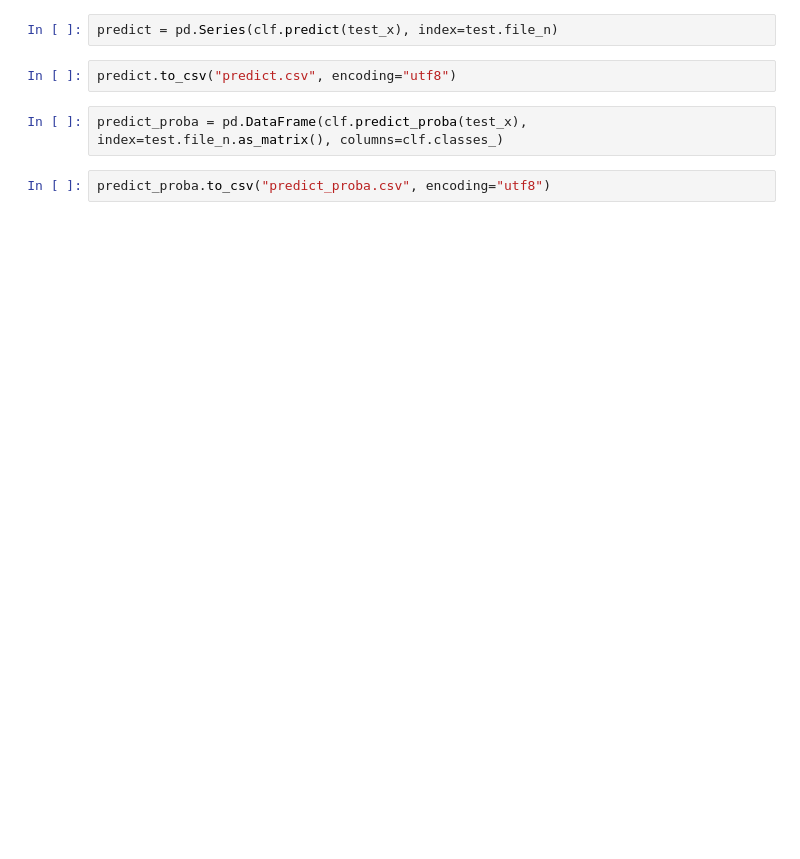
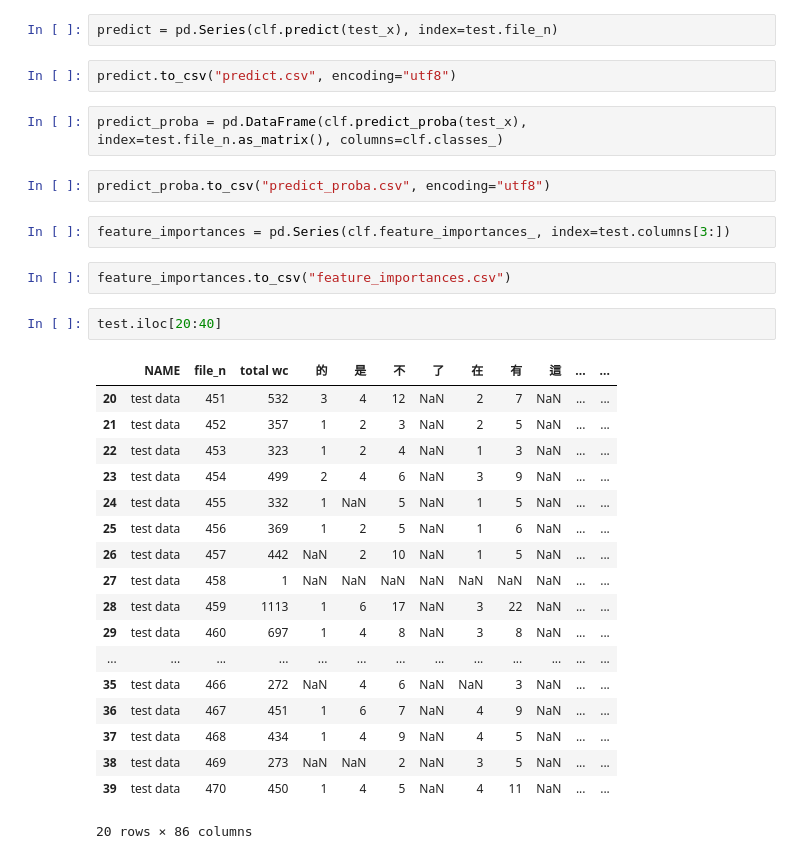
Before and after one commit to ldes89150/Linguistic_Analysis_Final_Project, a Jupyter notebook: ml_predict.ipynb, the cells around one changed output. Drawn from its saved outputs; the diff is of its cells as text; blank space fills up the shorter version.

```diff
--- a/ml_predict.ipynb
+++ b/ml_predict.ipynb
@@ -72,3 +71,28 @@ predict.to_csv("predict.csv", encoding="utf8")
 predict_proba = pd.DataFrame(clf.predict_proba(test_x), index=test.file_n.as_matrix(), columns=clf.classes_)
 # %%
 predict_proba.to_csv("predict_proba.csv", encoding="utf8")
+# %%
+feature_importances = pd.Series(clf.feature_importances_, index=test.columns[3:])
+# %%
+feature_importances.to_csv("feature_importances.csv")
+# %%
+test.iloc[20:40]
+# %% [output]
+|  | NAME | file_n | total wc | 的 | 是 | 不 | 了 | 在 | 有 | 這 | ... | ... |
+| 20 | test data | 451 | 532 | 3 | 4 | 12 | NaN | 2 | 7 | NaN | ... | ... |
+| 21 | test data | 452 | 357 | 1 | 2 | 3 | NaN | 2 | 5 | NaN | ... | ... |
+| 22 | test data | 453 | 323 | 1 | 2 | 4 | NaN | 1 | 3 | NaN | ... | ... |
+| 23 | test data | 454 | 499 | 2 | 4 | 6 | NaN | 3 | 9 | NaN | ... | ... |
+| 24 | test data | 455 | 332 | 1 | NaN | 5 | NaN | 1 | 5 | NaN | ... | ... |
+| 25 | test data | 456 | 369 | 1 | 2 | 5 | NaN | 1 | 6 | NaN | ... | ... |
+| 26 | test data | 457 | 442 | NaN | 2 | 10 | NaN | 1 | 5 | NaN | ... | ... |
+| 27 | test data | 458 | 1 | NaN | NaN | NaN | NaN | NaN | NaN | NaN | ... | ... |
+| 28 | test data | 459 | 1113 | 1 | 6 | 17 | NaN | 3 | 22 | NaN | ... | ... |
+| 29 | test data | 460 | 697 | 1 | 4 | 8 | NaN | 3 | 8 | NaN | ... | ... |
+| ... | ... | ... | ... | ... | ... | ... | ... | ... | ... | ... | ... | ... |
+| 35 | test data | 466 | 272 | NaN | 4 | 6 | NaN | NaN | 3 | NaN | ... | ... |
+| 36 | test data | 467 | 451 | 1 | 6 | 7 | NaN | 4 | 9 | NaN | ... | ... |
+| 37 | test data | 468 | 434 | 1 | 4 | 9 | NaN | 4 | 5 | NaN | ... | ... |
+| 38 | test data | 469 | 273 | NaN | NaN | 2 | NaN | 3 | 5 | NaN | ... | ... |
+| 39 | test data | 470 | 450 | 1 | 4 | 5 | NaN | 4 | 11 | NaN | ... | ... |
+20 rows × 86 columns
```
Also changed, not shown: parts of 3 cells of this notebook.
